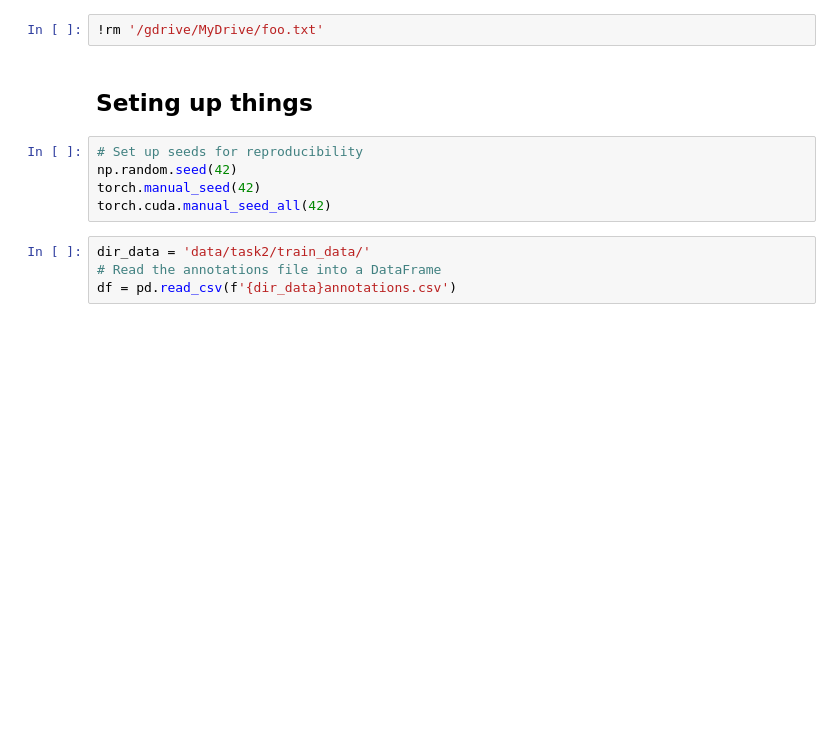
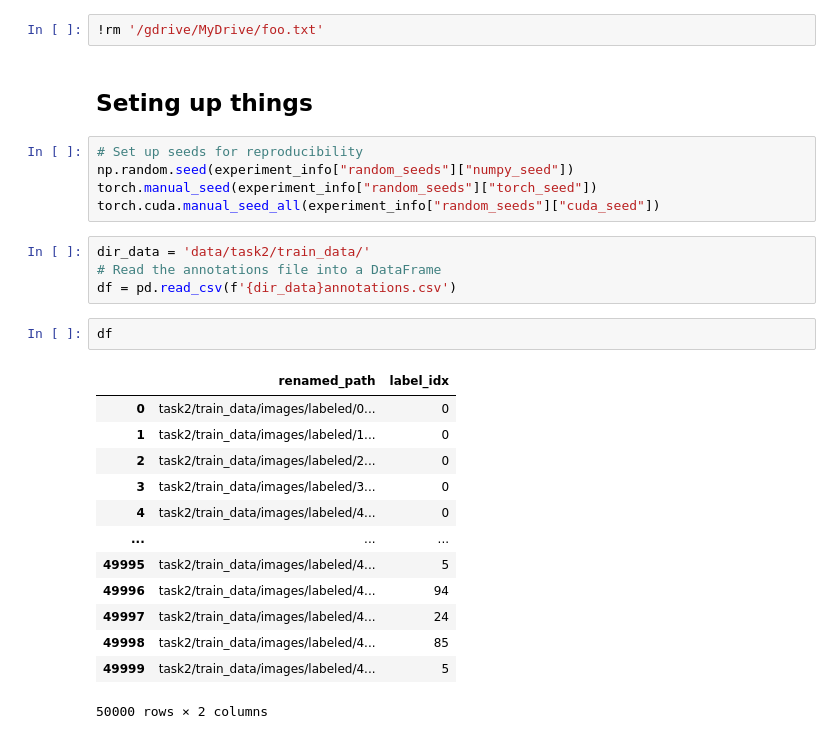
Before and after one commit to TruscaPetre/AAIT-Nosy-Missing-Labels, a Jupyter notebook: tutorial colab noisy labels.ipynb, the cells around one changed output. Drawn from its saved outputs; the diff is of its cells as text; blank space fills up the shorter version.

```diff
--- a/tutorial colab noisy labels.ipynb
+++ b/tutorial colab noisy labels.ipynb
@@ -97,11 +146,27 @@ with open('/gdrive/MyDrive/foo.txt', 'w') as f:
 ## Seting up things
 # %%
 # Set up seeds for reproducibility
-np.random.seed(42)
-torch.manual_seed(42)
-torch.cuda.manual_seed_all(42)
+np.random.seed(experiment_info["random_seeds"]["numpy_seed"])
+torch.manual_seed(experiment_info["random_seeds"]["torch_seed"])
+torch.cuda.manual_seed_all(experiment_info["random_seeds"]["cuda_seed"])
 # %%
 dir_data = 'data/task2/train_data/'
 # Read the annotations file into a DataFrame
 df = pd.read_csv(f'{dir_data}annotations.csv')
+# %%
+df
+# %% [output]
+|  | renamed_path | label_idx |
+| 0 | task2/train_data/images/labeled/0... | 0 |
+| 1 | task2/train_data/images/labeled/1... | 0 |
+| 2 | task2/train_data/images/labeled/2... | 0 |
+| 3 | task2/train_data/images/labeled/3... | 0 |
+| 4 | task2/train_data/images/labeled/4... | 0 |
+| ... | ... | ... |
+| 49995 | task2/train_data/images/labeled/4... | 5 |
+| 49996 | task2/train_data/images/labeled/4... | 94 |
+| 49997 | task2/train_data/images/labeled/4... | 24 |
+| 49998 | task2/train_data/images/labeled/4... | 85 |
+| 49999 | task2/train_data/images/labeled/4... | 5 |
+50000 rows × 2 columns
 # %%
```
Also changed, not shown: parts of 31 cells of this notebook.
